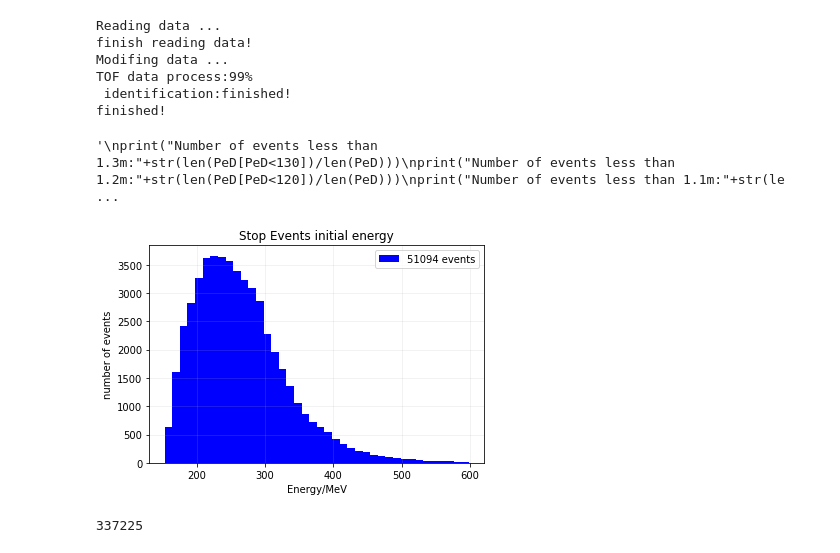
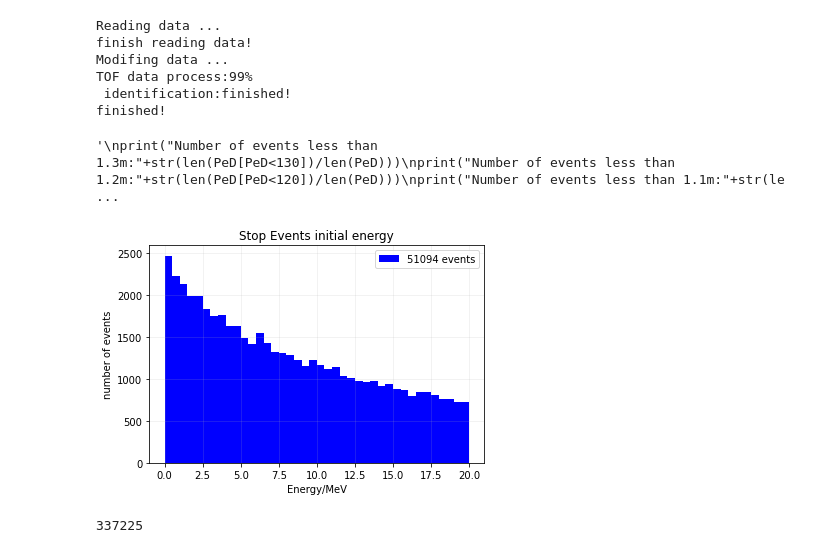
Before and after one commit to Eclipsedclaw/GRAMS, a Jupyter notebook: stats/stats.ipynb, the cells around one changed output. Drawn from its saved outputs; the diff is of its cells as text; code cells hidden in the pictures.

```diff
--- a/stats/stats.ipynb
+++ b/stats/stats.ipynb
@@ -143,27 +143,27 @@ TOF data process:99%
  identification:finished!
 finished!
 # %%
-plt.hist(Init_Energy[Stop_Events==1], bins = 40, label = "%d events"%len(Init_Energy[Stop_Events==1]), color = 'b')
+plt.hist(PeD_z[Stop_Events==1], bins = 40, label = "%d events"%len(Init_Energy[Stop_Events==1]), color = 'b')
 
 plt.title('Stop Events initial energy')
 plt.xlabel('Energy/MeV')
 plt.ylabel('number of events')
 plt.legend(loc='best')
 #plt.axis([0, 20, 0, 10])
 plt.grid(alpha = 0.2)
 
 """
 print("Number of events less than 1.3m:"+str(len(PeD[PeD<130])/len(PeD)))
 print("Number of events less than 1.2m:"+str(len(PeD[PeD<120])/len(PeD)))
 print("Number of events less than 1.1m:"+str(len(PeD[PeD<110])/len(PeD)))
 print("Number of events less than 1.0m:"+str(len(PeD[PeD<100])/len(PeD)))
 print("Number of events less than 0.9m:"+str(len(PeD[PeD<90])/len(PeD)))
 print("Number of events less than 0.8m:"+str(len(PeD[PeD<80])/len(PeD)))
 print("Number of events less than 0.7m:"+str(len(PeD[PeD<70])/len(PeD)))
 """
 # %% [output]
 '\nprint("Number of events less than 1.3m:"+str(len(PeD[PeD<130])/len(PeD)))\nprint("Number of events less than 1.2m:"+str(len(PeD[PeD<120])/len(PeD)))\nprint("Number of events less than 1.1m:"+str(le ...
-[figure, old version]
+[figure, new version]
 # %%
 print(len(time))
 # %% [output]
```
Also changed, not shown: 1 other file.
